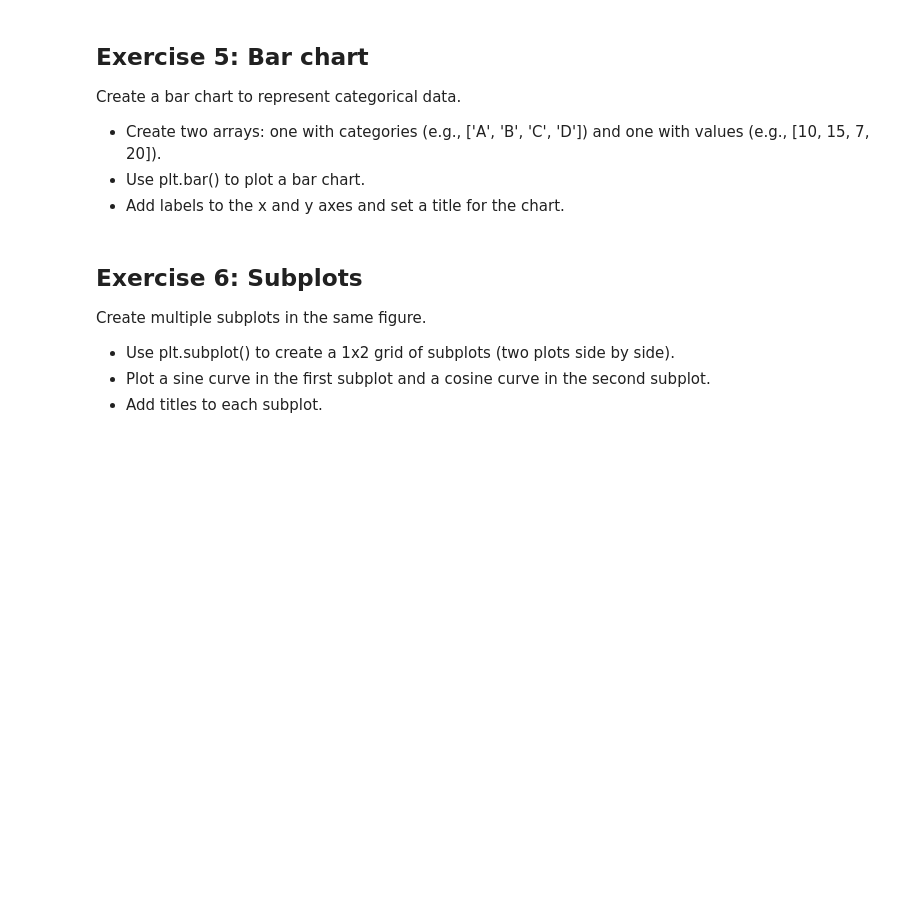
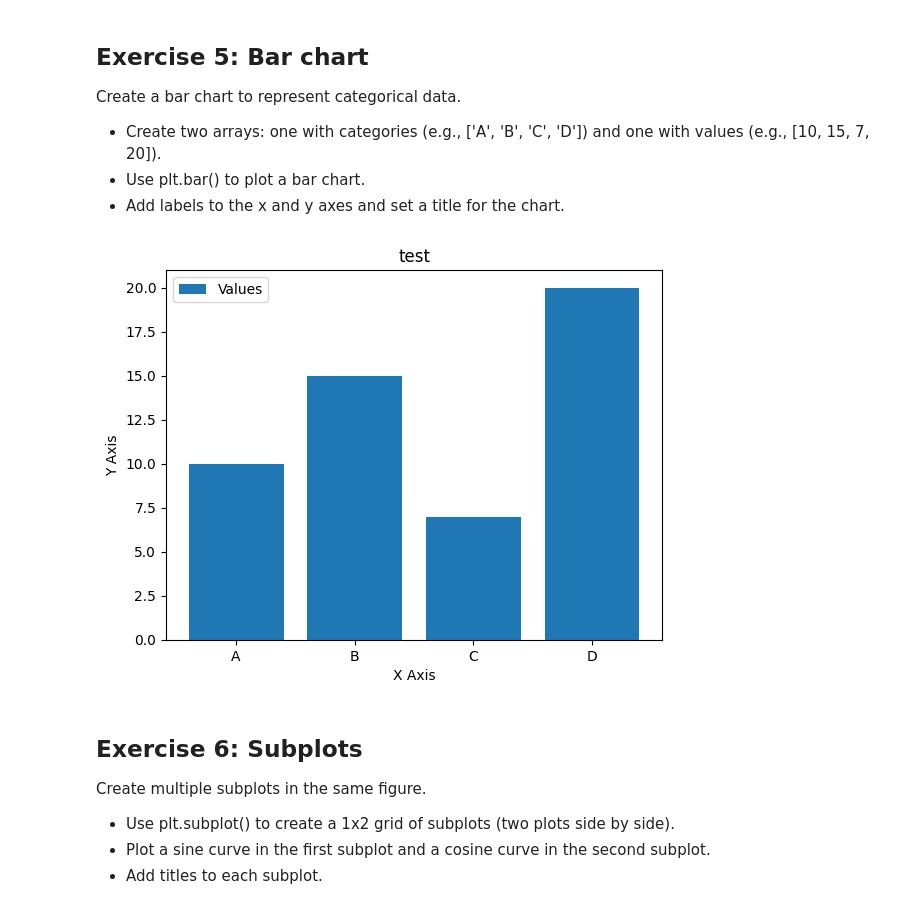
Before and after one commit to Lord-of-Waffles/MLIntro, a Jupyter notebook: notebooks/Introduction_to_Matplotlib.ipynb, the cells around one changed output. Drawn from its saved outputs; the diff is of its cells as text; code cells hidden in the pictures; blank space fills up the shorter version.

```diff
--- a/notebooks/Introduction_to_Matplotlib.ipynb
+++ b/notebooks/Introduction_to_Matplotlib.ipynb
@@ -100,3 +102,15 @@ Create a bar chart to represent categorical data.
+# %%
+# (Write your code below)
+cat_array = np.array(['A','B','C','D'])
+val_array = np.array([10,15,7,20])
+plt.bar(cat_array, val_array, label='Values')
+plt.title("test")
+plt.xlabel("X Axis")
+plt.ylabel("Y Axis")
+plt.legend()
+plt.show()
+# %% [output]
+[figure, added]
 # %% [markdown]
 ## Exercise 6: Subplots
 
```
Also changed, not shown: parts of 11 cells of this notebook.
